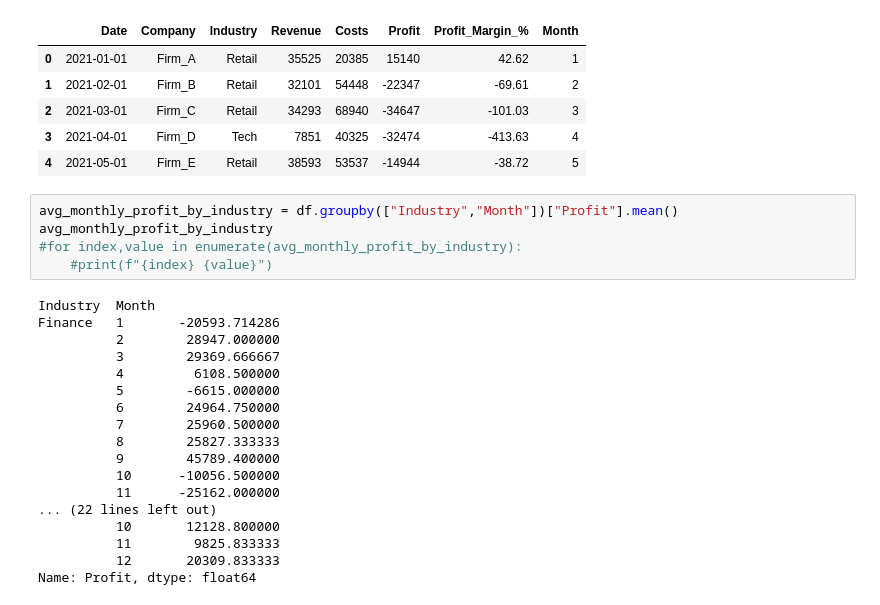
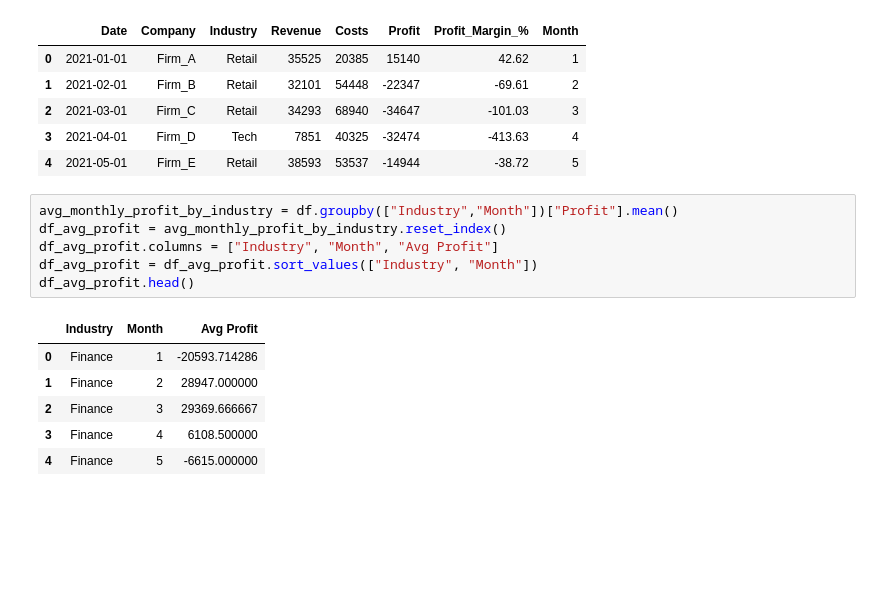
Before and after one commit to HMurawski/dump, a Jupyter notebook: dump_learning/300125/32.ipynb, the cells around one changed output. Cells and saved outputs as stored; diff of their text form; blank space fills up the shorter version.

```diff
--- a/dump_learning/300125/32.ipynb
+++ b/dump_learning/300125/32.ipynb
@@ -84,26 +84,16 @@ df['Month'] = pd.DatetimeIndex(df['Date']).month
 | 2 | 2021-03-01 | Firm_C | Retail | 34293 | 68940 | -34647 | -101.03 | 3 |
 | 3 | 2021-04-01 | Firm_D | Tech | 7851 | 40325 | -32474 | -413.63 | 4 |
 | 4 | 2021-05-01 | Firm_E | Retail | 38593 | 53537 | -14944 | -38.72 | 5 |
-# %%
-avg_monthly_profit_by_industry = df.groupby(["Industry","Month"])["Profit"].mean()
-avg_monthly_profit_by_industry
-#for index,value in enumerate(avg_monthly_profit_by_industry):
-    #print(f"{index} {value}")
-# %% [output]
-Industry  Month
-Finance   1       -20593.714286
-          2        28947.000000
-          3        29369.666667
-          4         6108.500000
-          5        -6615.000000
-          6        24964.750000
-          7        25960.500000
-          8        25827.333333
-          9        45789.400000
-          10      -10056.500000
-          11      -25162.000000
-... (22 lines left out)
-          10       12128.800000
-          11        9825.833333
-          12       20309.833333
-Name: Profit, dtype: float64
+# %%
+avg_monthly_profit_by_industry = df.groupby(["Industry","Month"])["Profit"].mean()
+df_avg_profit = avg_monthly_profit_by_industry.reset_index()
+df_avg_profit.columns = ["Industry", "Month", "Avg Profit"]
+df_avg_profit = df_avg_profit.sort_values(["Industry", "Month"])
+df_avg_profit.head()
+# %% [output]
+|  | Industry | Month | Avg Profit |
+| 0 | Finance | 1 | -20593.714286 |
+| 1 | Finance | 2 | 28947.000000 |
+| 2 | Finance | 3 | 29369.666667 |
+| 3 | Finance | 4 | 6108.500000 |
+| 4 | Finance | 5 | -6615.000000 |
```
Also changed, not shown: parts of 2 cells of this notebook, 1 other file.
